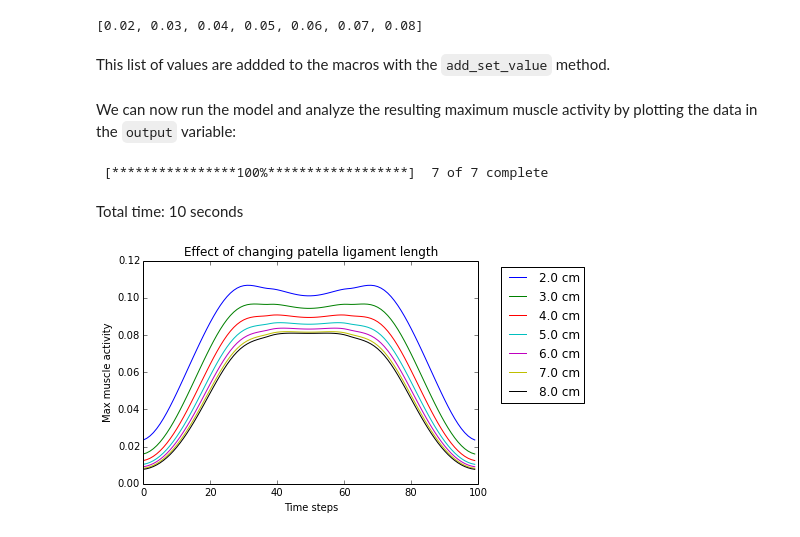
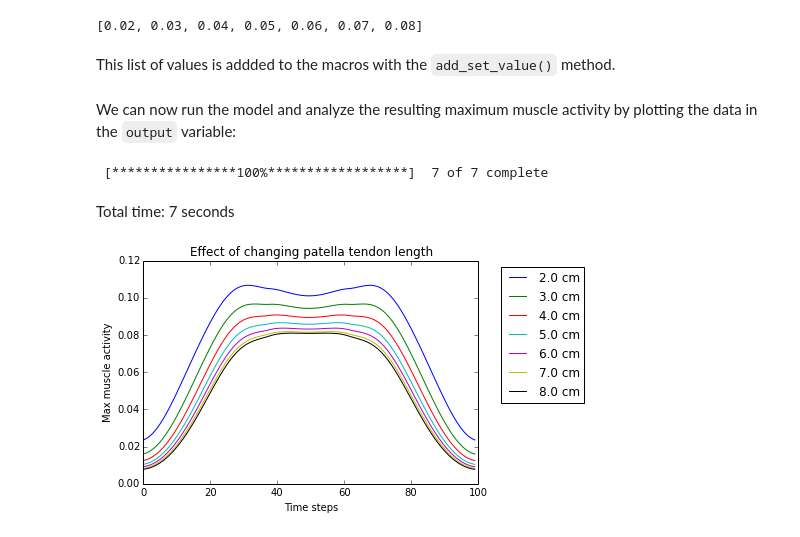
Before and after one commit to AnyBody-Research-Group/AnyPyTools, a Jupyter notebook: Tutorial/02 - Generating macros.ipynb, the cells around one changed output. Cells and saved outputs as stored; diff of their text form; code cells hidden in the pictures.

```diff
--- a/Tutorial/02 - Generating macros.ipynb
+++ b/Tutorial/02 - Generating macros.ipynb
@@ -85,14 +98,14 @@ Let us use this to create a parameter study. We will start where we left of in t
 # %%
-patella_ligament = [0.02+i*0.01 for i in range(7)]
-print(patella_ligament)
+patella_tendon_lengths = [0.02+ i*0.01 for i in range(7)]
+print(patella_tendon_lengths)
 # %% [output]
 [0.02, 0.03, 0.04, 0.05, 0.06, 0.07, 0.08]
 # %% [markdown]
-This list of values are addded to the macros with the `add_set_value` method.
+This list of values is addded to the macros with the `add_set_value()` method.
 # %%
-mg = MacroGenerator(number_of_macros=len(patella_ligament))
+mg = MacroGenerator( number_of_macros = len(patella_tendon_lengths) )
 mg.add_load('Knee.any')
-mg.add_set_value('Main.MyModel.PatellaLigament.DriverPos', patella_ligament )
+mg.add_set_value('Main.MyModel.PatellaLigament.DriverPos', patella_tendon_lengths )
 mg.add_run_operation('Main.MyStudy.InverseDynamics')
 mg.add_dump('Main.MyStudy.Output.MaxMuscleActivity')
 # %% [markdown]
@@ -101,18 +114,19 @@ We can now run the model and analyze the resulting maximum muscle activity by pl
 output = app.start_macro( mg.generate_macros() )
 # %% [output]
  [****************100%******************]  7 of 7 complete
-Total time: 10 seconds
+Total time: 7 seconds
 # %%
 %matplotlib inline
 import matplotlib.pyplot as plt
+from plotly import plotly
 
 for i, result in enumerate( output ):
     maxact = result['Main.MyStudy.Output.MaxMuscleActivity']
-    plt.plot(maxact, label='{:.1f} cm'.format(100*patella_ligament[i]) )
+    plt.plot(maxact, label='{:.1f} cm'.format(100*patella_tendon_lengths[i]) )
 
-plt.title('Effect of changing patella ligament length')
+plt.title('Effect of changing patella tendon length')
 plt.xlabel('Time steps')
 plt.ylabel('Max muscle activity')
 plt.legend(bbox_to_anchor=(1.05, 1), loc=2);
 # %% [output]
-[figure, old version]
+[figure, new version]
```
Also changed, not shown: parts of 12 cells of this notebook, 3 other files.
